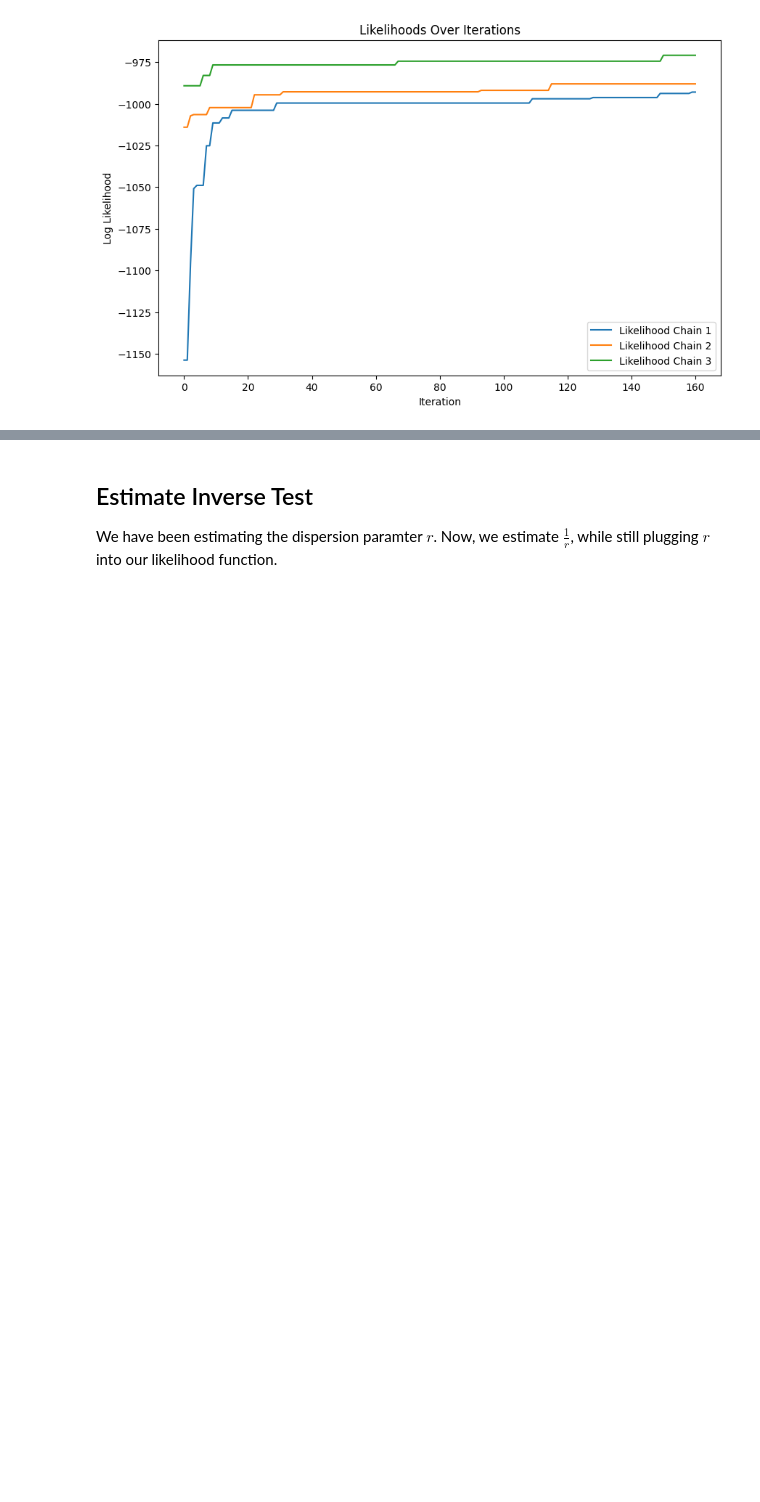
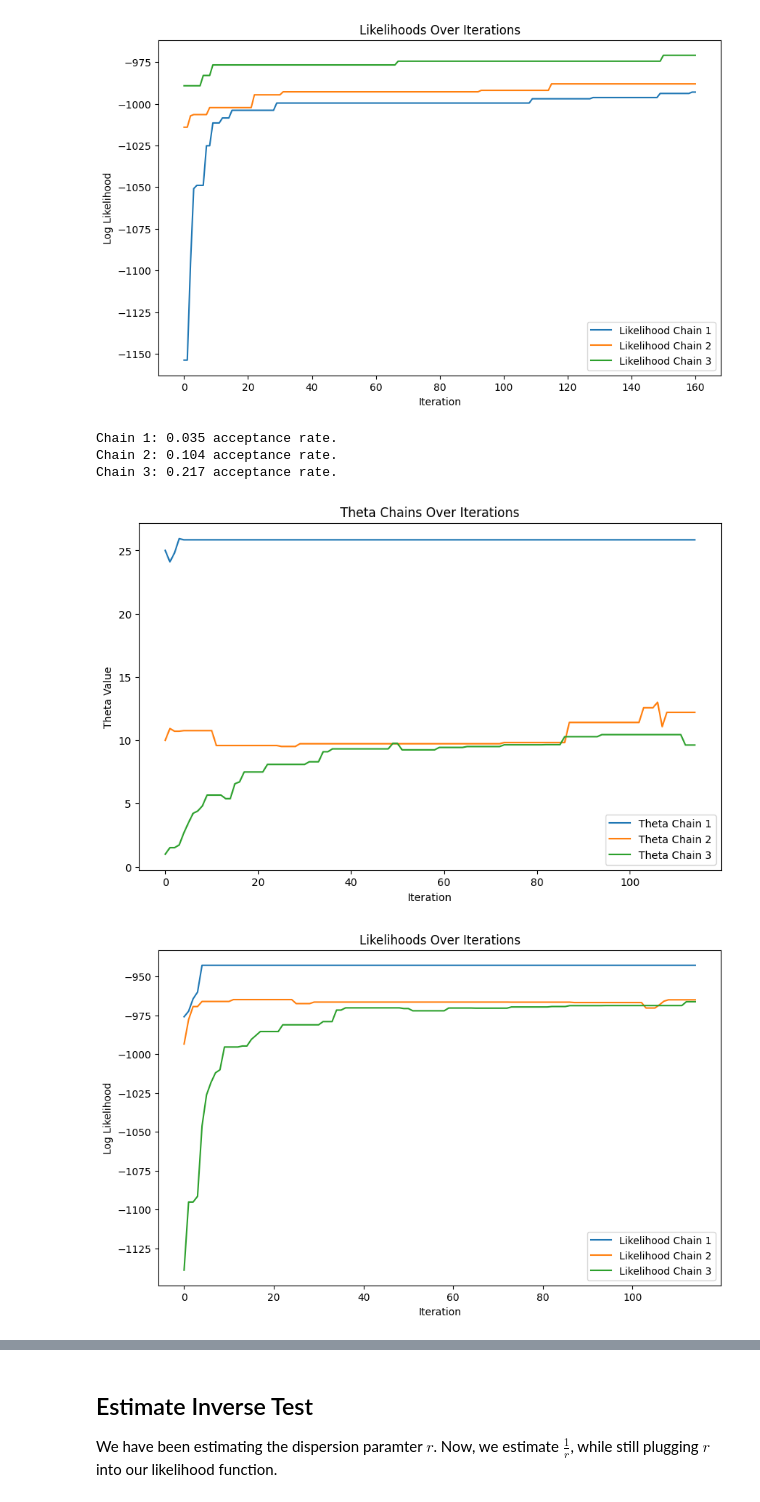
Before and after one commit to atiumcache/pmcmc_forecast, a Jupyter notebook: juptyer_notebooks/20240915_dispersion_tests.ipynb, the cells around one changed output, grey strips where cells are left out. Cells and saved outputs as stored; diff of their text form; code cells hidden in the pictures; blank space fills up the shorter version.

```diff
--- a/juptyer_notebooks/20240915_dispersion_tests.ipynb
+++ b/juptyer_notebooks/20240915_dispersion_tests.ipynb
@@ -40,3 +40,19 @@ Chain 2: 0.043 acceptance rate.
 Chain 3: 0.025 acceptance rate.
 [figure]
 [figure]
+# %%
+# Another diff_coeff test, where diff = 0.1
+from os import path
+from src import paths
+from src.plotting import plot_mcmc_overview
+
+file_path = path.join(
+    paths.OUTPUT_DIR, "pmcmc_runs/04", "2024-04-27_diff_coeff_test2.json"
+)
+plot_mcmc_overview(file_path)
+# %% [output]
+Chain 1: 0.035 acceptance rate.
+Chain 2: 0.104 acceptance rate.
+Chain 3: 0.217 acceptance rate.
+[figure, added]
+[figure, added]
```
Also changed, not shown: parts of 2 cells of this notebook, 7 other files.
